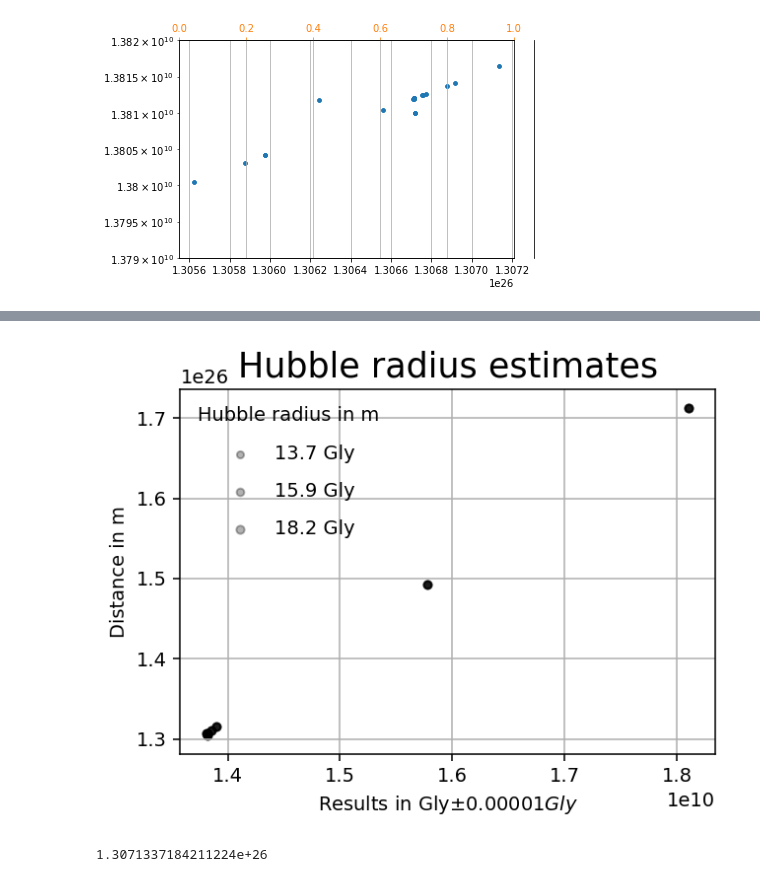
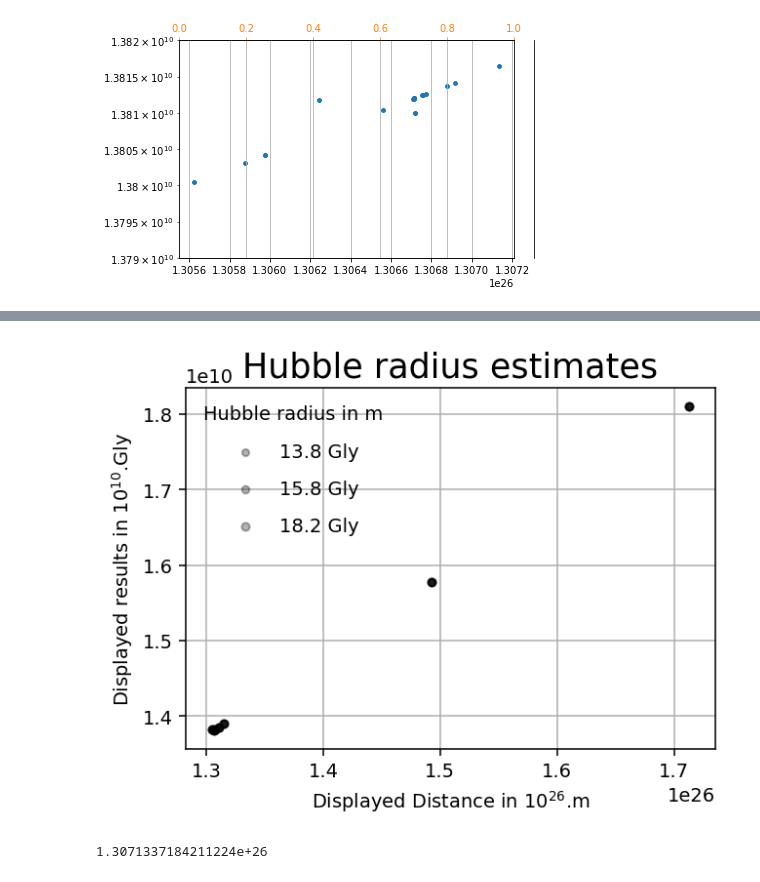
Before and after one commit to LaGuer/hubble-radius, a Jupyter notebook: hubble-radius.ipynb, the cells around one changed output, grey strips where cells are left out. Drawn from its saved outputs; the diff is of its cells as text; code cells hidden in the pictures.

```diff
--- a/hubble-radius.ipynb
+++ b/hubble-radius.ipynb
@@ -540,24 +586,24 @@ df3.tail(20)
 # %%
 %matplotlib inline
 w = 5
 h = 3.5
 d = 140
 plt.figure(figsize=(w, h), dpi=d)
 #plt.scatter(df3.iloc[:,[2,2]], df3.iloc[:,[3,3]], label=None,
 #            c=np.log10(df3.iloc[:,[2,2]], df3.iloc[:,[3,3]]), cmap='viridis',
 #            s=area, linewidth=0, alpha=0.5)
 #plt.scatter(df3.iloc[:,[2,2]], df3.iloc[:,[3,3]], s=3 )
-plt.ylabel('Distance in m')
-plt.xlabel('Results in Gly$\pm 0.00001 Gly$')
+plt.ylabel('Displayed results in $10^{10}$.Gly')
+plt.xlabel('Displayed Distance in $10^{26}$.m')
 plt.title('Hubble radius estimates', fontsize=18, color="black")
-for area in [13.7, 15.9, 18.2]:
-    plt.scatter(df3.iloc[:,[2,2]], df3.iloc[:,[3,3]], c='k', alpha=0.3, s=area,
+for area in [13.8, 15.8, 18.2]:
+    plt.scatter(df3.iloc[:,[3,3]], df3.iloc[:,[2,2]], c='k', alpha=0.3, s=area,
                 label=str(area) + ' Gly')
 plt.legend(scatterpoints=1, frameon=False, labelspacing=1, title='Hubble radius in m')
 #plt.colorbar(label='log$_{10}$(precision)')
 plt.grid()
 # %% [output]
-[figure, old version]
+[figure, new version]
 # %%
 import pandas as pd
 df = df.convert_dtypes(convert_integer=True)
```
Also changed, not shown: parts of 21 cells of this notebook.
